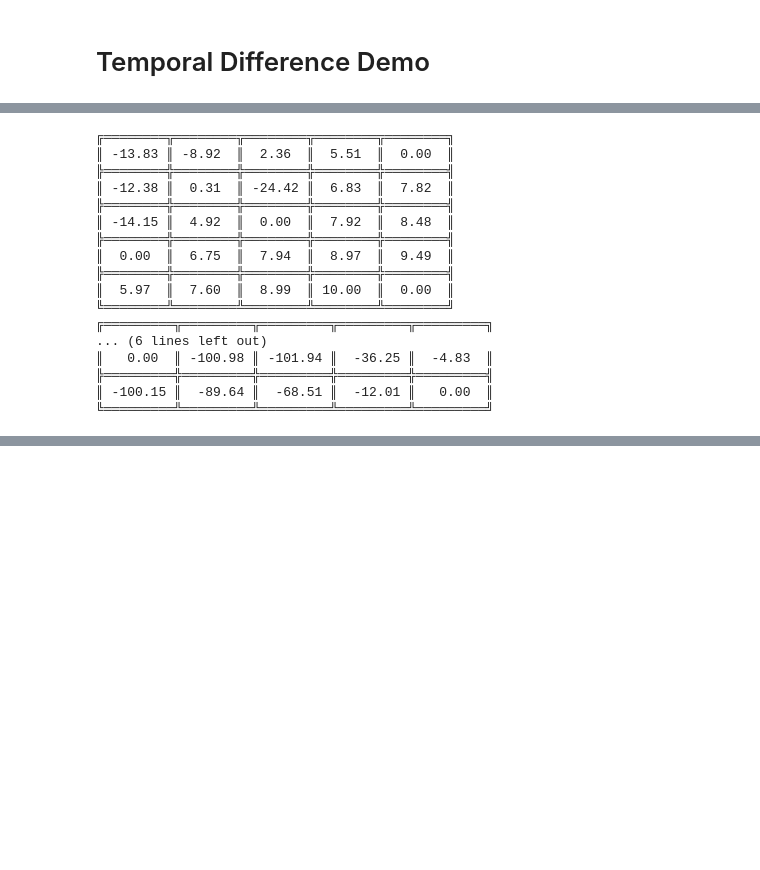
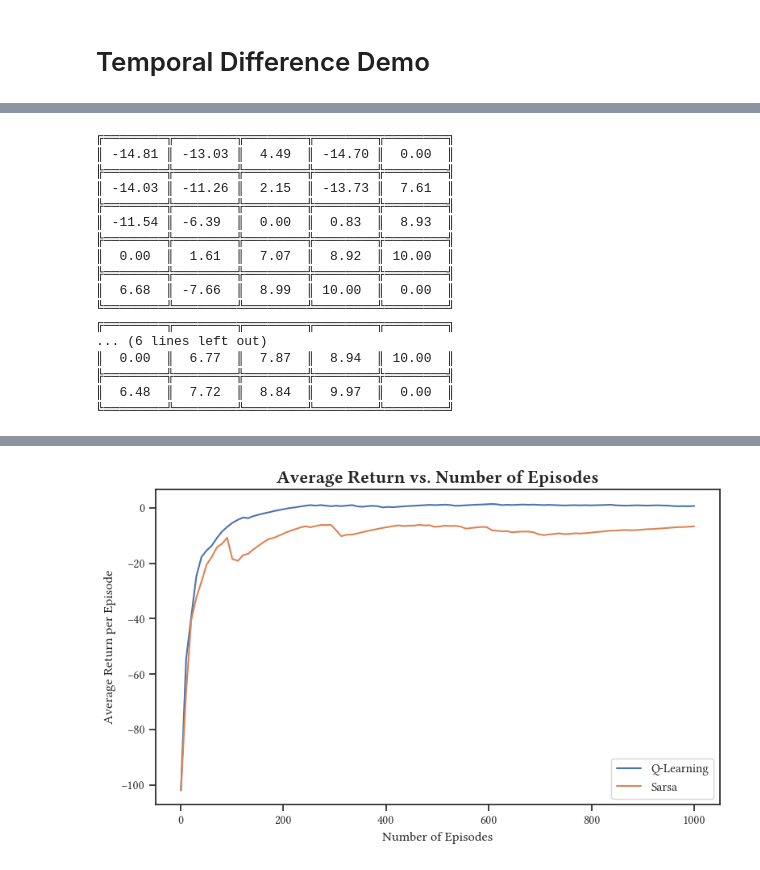
Before and after one commit to OlivierBroekman/herringbone, a Jupyter notebook: demo_td.ipynb, the cells around one changed output, grey strips where cells are left out. Cells and saved outputs as stored; diff of their text form; code cells hidden in the pictures; blank space fills up the shorter version.

Commit message:
Start plots

```diff
--- a/demo_td.ipynb
+++ b/demo_td.ipynb
@@ -62,0 +37,13 @@ print(mdp_s.get_board())
+# %%
+map_choice = 'danger_holes'
+
+state_config = "herringbone/env_core/config/state_config.json"
+map_ = f"herringbone/env_core/maps/{map_choice}.csv"
+action_config = "herringbone/env_core/config/action_config.json"
+
+num_episodes = 10_000
+seed = 42
+gamma = 1
+epsilon = 0.1
+
+sns.set(style="ticks", font="Linux Libertine O")
@@ -88,26 +105,63 @@ print(q.policy)
 ║    →    ║    →    ║    →    ║    →    ║ ↑/↓/←/→ ║
 ╚═════════╩═════════╩═════════╩═════════╩═════════╝
 # %%
-V_s = TDZero(1000, s.policy).run()
-V_q = TDZero(1000, q.policy).run()
+V_s = TDZero(num_episodes=num_episodes, policy=s.policy).run()
+V_q = TDZero(num_episodes=num_episodes, policy=q.policy).run()
 
 Render.preview_V(mdp=mdp_s, learned_V=V_s)
 Render.preview_V(mdp=mdp_q, learned_V=V_q)
 # %% [output]
 ╔════════╦════════╦════════╦════════╦════════╗
-║ -13.83 ║ -8.92  ║  2.36  ║  5.51  ║  0.00  ║
+║ -14.81 ║ -13.03 ║  4.49  ║ -14.70 ║  0.00  ║
 ╠════════╬════════╬════════╬════════╬════════╣
-║ -12.38 ║  0.31  ║ -24.42 ║  6.83  ║  7.82  ║
+║ -14.03 ║ -11.26 ║  2.15  ║ -13.73 ║  7.61  ║
 ╠════════╬════════╬════════╬════════╬════════╣
-║ -14.15 ║  4.92  ║  0.00  ║  7.92  ║  8.48  ║
+║ -11.54 ║ -6.39  ║  0.00  ║  0.83  ║  8.93  ║
 ╠════════╬════════╬════════╬════════╬════════╣
-║  0.00  ║  6.75  ║  7.94  ║  8.97  ║  9.49  ║
+║  0.00  ║  1.61  ║  7.07  ║  8.92  ║ 10.00  ║
 ╠════════╬════════╬════════╬════════╬════════╣
-║  5.97  ║  7.60  ║  8.99  ║ 10.00  ║  0.00  ║
+║  6.68  ║ -7.66  ║  8.99  ║ 10.00  ║  0.00  ║
 ╚════════╩════════╩════════╩════════╩════════╝
-╔═════════╦═════════╦═════════╦═════════╦═════════╗
+╔════════╦════════╦════════╦════════╦════════╗
 ... (6 lines left out)
-║   0.00  ║ -100.98 ║ -101.94 ║  -36.25 ║  -4.83  ║
-╠═════════╬═════════╬═════════╬═════════╬═════════╣
-║ -100.15 ║  -89.64 ║  -68.51 ║  -12.01 ║   0.00  ║
-╚═════════╩═════════╩═════════╩═════════╩═════════╝
+║  0.00  ║  6.77  ║  7.87  ║  8.94  ║ 10.00  ║
+╠════════╬════════╬════════╬════════╬════════╣
+║  6.48  ║  7.72  ║  8.84  ║  9.97  ║  0.00  ║
+╚════════╩════════╩════════╩════════╩════════╝
+# %%
+%time
+
+def return_num_e(algorithm):
+    num_episode = np.linspace(1, 1_000, 100, dtype=int)
+    avg_return = []
+
+    for n in num_episode:
+        model = algorithm(
+            num_episodes=n,
+            mdp=MDP(
+                state_config=state_config,
+                map=map_,
+                action_config=action_config,
+                seed=seed,
+                gamma=1  # G_t
+            ),
+            epsilon=epsilon,
+        )
+        model.run()
+        avg_return.append(model.reward_total)
+
+    return num_episode, avg_return / num_episode
+
+
+plt.figure(figsize=(8, 5))
+
+plt.plot(*return_num_e(QLearning), label='Q-Learning')
+plt.plot(*return_num_e(Sarsa), label='Sarsa')
+
+plt.xlabel('Number of Episodes')
+plt.ylabel('Average Return per Episode')
+plt.title('Average Return vs. Number of Episodes',fontsize=16, weight='bold')
+plt.legend(loc='best')
+
+plt.tight_layout()
+# %% [output]
@@ -113,0 +170 @@ Render.preview_V(mdp=mdp_q, learned_V=V_q)
+[figure, added]
```
Also changed, not shown: parts of 10 cells of this notebook.
